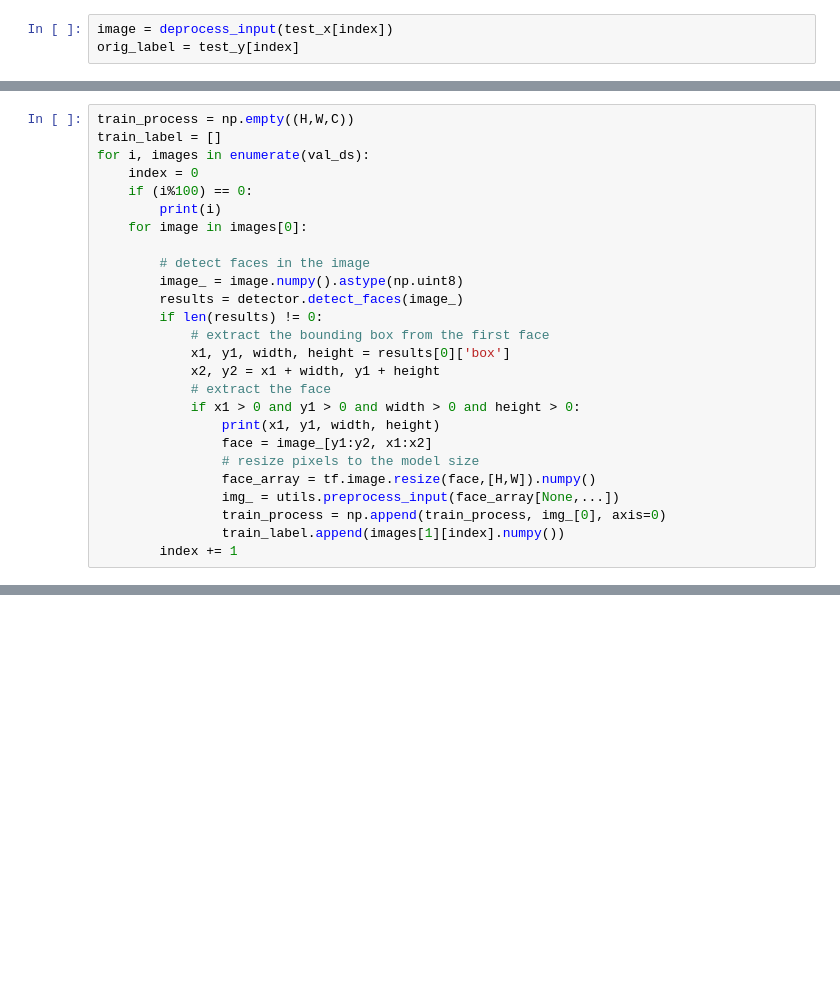
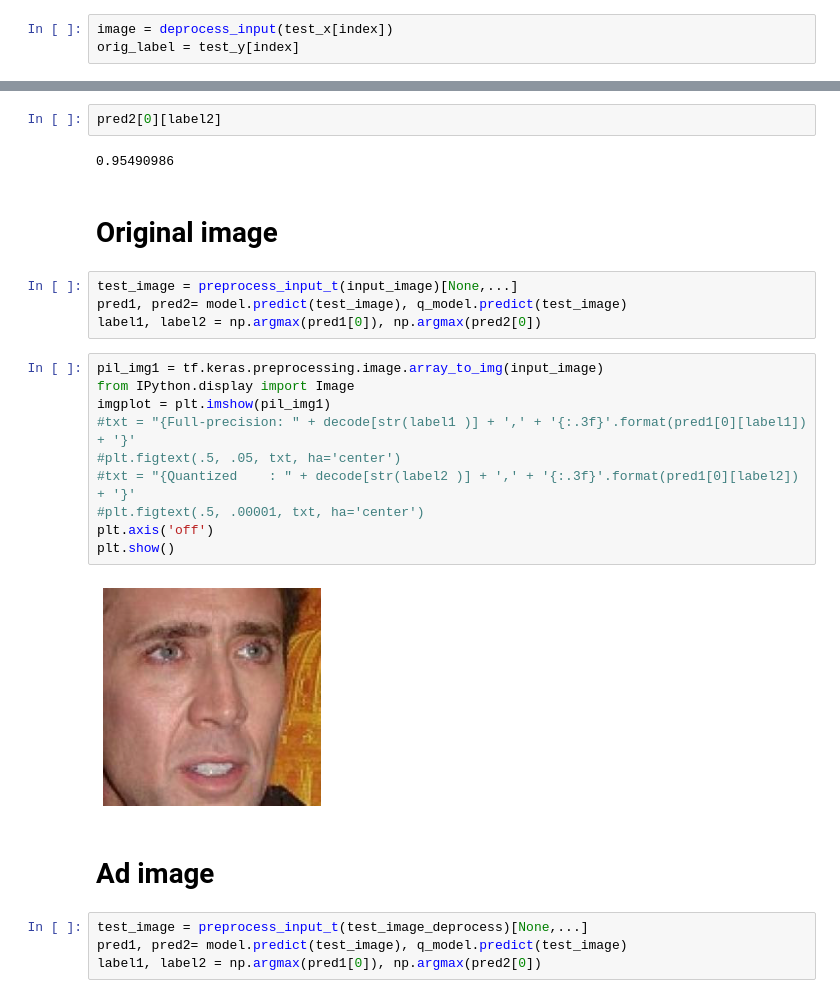
Before and after one commit to WeiHao97/deepxplore, a Jupyter notebook: ImageNet/face_recog.ipynb, the cells around one changed output, grey strips where cells are left out. Cells and saved outputs as stored; diff of their text form; blank space fills up the shorter version.

```diff
--- a/ImageNet/face_recog.ipynb
+++ b/ImageNet/face_recog.ipynb
@@ -531,26 +441,0 @@ np.save('/local/rcs/wei/face/10p_train_y.npy',numpy.array(train_label))
-# %%
-train_process = np.empty((H,W,C))
-train_label = []
-for i, images in enumerate(val_ds):
-    index = 0
-    if (i%100) == 0:
-        print(i)
-    for image in images[0]:
-
-        # detect faces in the image
-        image_ = image.numpy().astype(np.uint8)
-        results = detector.detect_faces(image_)
-        if len(results) != 0:
-            # extract the bounding box from the first face
-            x1, y1, width, height = results[0]['box']
-            x2, y2 = x1 + width, y1 + height
-            # extract the face
-            if x1 > 0 and y1 > 0 and width > 0 and height > 0:
-                print(x1, y1, width, height)
-                face = image_[y1:y2, x1:x2]
-                # resize pixels to the model size
-                face_array = tf.image.resize(face,[H,W]).numpy()
-                img_ = utils.preprocess_input(face_array[None,...])
-                train_process = np.append(train_process, img_[0], axis=0)
-                train_label.append(images[1][index].numpy())
-        index += 1
@@ -699,0 +485,28 @@ KeyboardInterrupt:
+# %%
+pred2[0][label2]
+# %% [output]
+0.95490986
+# %% [markdown]
+# Original image
+# %%
+test_image = preprocess_input_t(input_image)[None,...]
+pred1, pred2= model.predict(test_image), q_model.predict(test_image)
+label1, label2 = np.argmax(pred1[0]), np.argmax(pred2[0])
+# %%
+pil_img1 = tf.keras.preprocessing.image.array_to_img(input_image)
+from IPython.display import Image
+imgplot = plt.imshow(pil_img1)
+#txt = "{Full-precision: " + decode[str(label1 )] + ',' + '{:.3f}'.format(pred1[0][label1]) + '}'
+#plt.figtext(.5, .05, txt, ha='center')
+#txt = "{Quantized    : " + decode[str(label2 )] + ',' + '{:.3f}'.format(pred1[0][label2]) + '}'
+#plt.figtext(.5, .00001, txt, ha='center')
+plt.axis('off')
+plt.show()
+# %% [output]
+[figure, added]
+# %% [markdown]
+# Ad image
+# %%
+test_image = preprocess_input_t(test_image_deprocess)[None,...]
+pred1, pred2= model.predict(test_image), q_model.predict(test_image)
+label1, label2 = np.argmax(pred1[0]), np.argmax(pred2[0])
```
Also changed, not shown: parts of 146 cells of this notebook, 19 other files.
